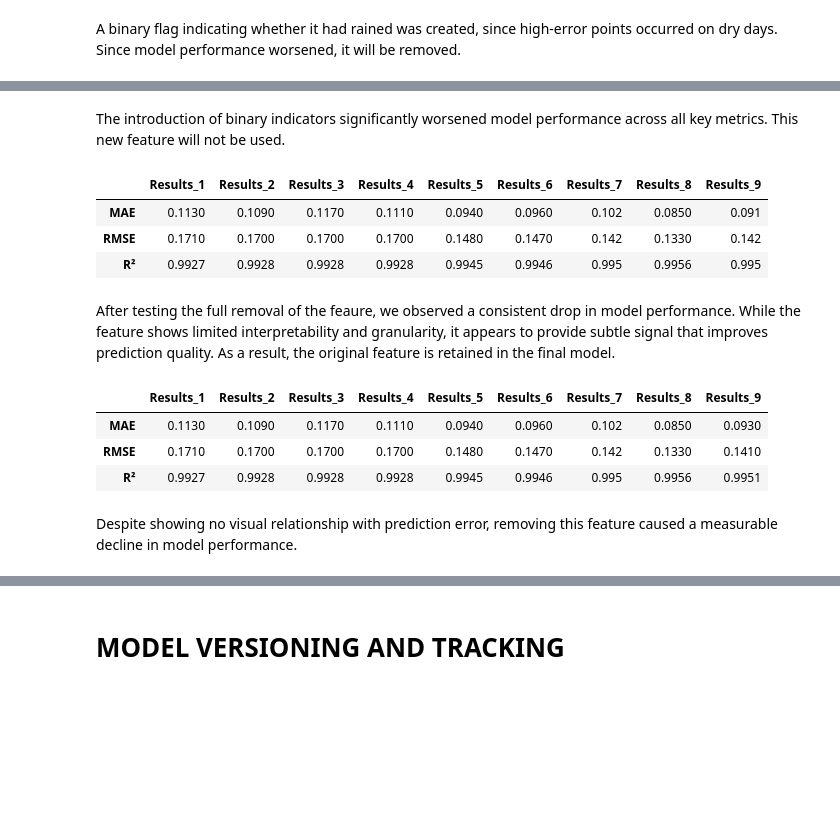
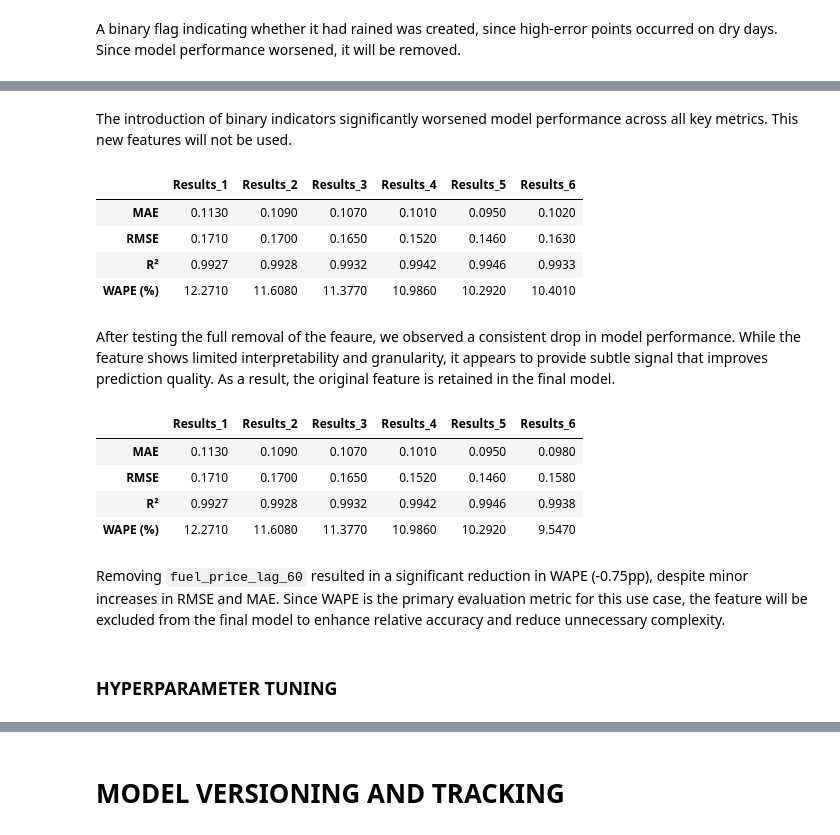
Before and after one commit to fabiogaldinho/Dynamic-Pricing, a Jupyter notebook: notebooks/03_Modeling.ipynb, the cells around one changed output, grey strips where cells are left out. Drawn from its saved outputs; the diff is of its cells as text; code cells hidden in the pictures; blank space fills up the shorter version.

Commit message:
Updating Modeling

```diff
--- a/notebooks/03_Modeling.ipynb
+++ b/notebooks/03_Modeling.ipynb
@@ -694,6 +647,6 @@ mae = mean_absolute_error(y_test, y_pred)
 rmse = np.sqrt(mean_squared_error(y_test, y_pred))
 r2 = r2_score(y_test, y_pred)
 
-metrics_df["Results_8"] = [round(mae, 3), round(rmse, 3), round(r2, 4)]
+metrics_df["Results_5"] = [np.round(mae, 3), np.round(rmse, 3), np.round(r2, 4), np.round(WAPE(np.expm1(y_test), np.expm1(y_pred)), 3)]
 metrics_df
 # %% [output]
@@ -730,6 +687,6 @@ mae = mean_absolute_error(y_test, y_pred)
 rmse = np.sqrt(mean_squared_error(y_test, y_pred))
 r2 = r2_score(y_test, y_pred)
 
-metrics_df["Results_9"] = [round(mae, 3), round(rmse, 3), round(r2, 4)]
+metrics_df["Results_5"] = [np.round(mae, 3), np.round(rmse, 3), np.round(r2, 4), np.round(WAPE(np.expm1(y_test), np.expm1(y_pred)), 3)]
 metrics_df
 # %% [output]
@@ -770,6 +727,6 @@ mae = mean_absolute_error(y_test, y_pred)
 rmse = np.sqrt(mean_squared_error(y_test, y_pred))
 r2 = r2_score(y_test, y_pred)
 
-metrics_df["Results_9"] = [round(mae, 3), round(rmse, 3), round(r2, 4)]
+metrics_df["Results_5"] = [np.round(mae, 3), np.round(rmse, 3), np.round(r2, 4), np.round(WAPE(np.expm1(y_test), np.expm1(y_pred)), 3)]
 metrics_df
 # %% [output]
@@ -814,6 +768,6 @@ mae = mean_absolute_error(y_test, y_pred)
 rmse = np.sqrt(mean_squared_error(y_test, y_pred))
 r2 = r2_score(y_test, y_pred)
 
-metrics_df["Results_9"] = [round(mae, 3), round(rmse, 3), round(r2, 4)]
+metrics_df["Results_6"] = [np.round(mae, 3), np.round(rmse, 3), np.round(r2, 4), np.round(WAPE(np.expm1(y_test), np.expm1(y_pred)), 3)]
 metrics_df
 # %% [output]
@@ -826,6 +781,6 @@ X_train = i_train.copy()
 X_val = i_val.copy()
 X_test = i_test.copy()
 # %% [markdown]
-The introduction of binary indicators significantly worsened model performance across all key metrics. This new feature will not be used.
+The introduction of binary indicators significantly worsened model performance across all key metrics. This new features will not be used.
 # %%
 i_train = X_train.copy()
@@ -839,28 +793,29 @@ X_test = X_test.drop('fuel_price_vs_buy_value', axis = 1).copy()
 # %%
 model = create_model()
 model.fit(X_train, y_train,
           eval_set = [(X_val, y_val)],
           verbose = False
 )
 
 y_pred = model.predict(X_test)
 y_pred = np.maximum(y_pred, 0)
 
 df['y_test'] = np.expm1(y_test).astype(int)
 df['y_pred'] = np.expm1(y_pred).astype(int)
 df['y_pred'] = df['y_test'] - df['y_pred']
 
 mae = mean_absolute_error(y_test, y_pred)
 rmse = np.sqrt(mean_squared_error(y_test, y_pred))
 r2 = r2_score(y_test, y_pred)
 
-metrics_df["Results_9"] = [round(mae, 3), round(rmse, 3), round(r2, 4)]
+metrics_df["Results_6"] = [np.round(mae, 3), np.round(rmse, 3), np.round(r2, 4), np.round(WAPE(np.expm1(y_test), np.expm1(y_pred)), 3)]
 metrics_df
 # %% [output]
-|  | Results_1 | Results_2 | Results_3 | Results_4 | Results_5 | Results_6 | Results_7 | Results_8 | Results_9 |
-| MAE | 0.1130 | 0.1090 | 0.1170 | 0.1110 | 0.0940 | 0.0960 | 0.102 | 0.0850 | 0.091 |
-| RMSE | 0.1710 | 0.1700 | 0.1700 | 0.1700 | 0.1480 | 0.1470 | 0.142 | 0.1330 | 0.142 |
-| R² | 0.9927 | 0.9928 | 0.9928 | 0.9928 | 0.9945 | 0.9946 | 0.995 | 0.9956 | 0.995 |
+|  | Results_1 | Results_2 | Results_3 | Results_4 | Results_5 | Results_6 |
+| MAE | 0.1130 | 0.1090 | 0.1070 | 0.1010 | 0.0950 | 0.1020 |
+| RMSE | 0.1710 | 0.1700 | 0.1650 | 0.1520 | 0.1460 | 0.1630 |
+| R² | 0.9927 | 0.9928 | 0.9932 | 0.9942 | 0.9946 | 0.9933 |
+| WAPE (%) | 12.2710 | 11.6080 | 11.3770 | 10.9860 | 10.2920 | 10.4010 |
 # %%
 X_train = i_train.copy()
 X_val = i_val.copy()
@@ -894,10 +848,11 @@ mae = mean_absolute_error(y_test, y_pred)
 rmse = np.sqrt(mean_squared_error(y_test, y_pred))
 r2 = r2_score(y_test, y_pred)
 
-metrics_df["Results_9"] = [round(mae, 3), round(rmse, 3), round(r2, 4)]
+metrics_df["Results_6"] = [np.round(mae, 3), np.round(rmse, 3), np.round(r2, 4), np.round(WAPE(np.expm1(y_test), np.expm1(y_pred)), 3)]
 metrics_df
 # %% [output]
-|  | Results_1 | Results_2 | Results_3 | Results_4 | Results_5 | Results_6 | Results_7 | Results_8 | Results_9 |
-| MAE | 0.1130 | 0.1090 | 0.1170 | 0.1110 | 0.0940 | 0.0960 | 0.102 | 0.0850 | 0.0930 |
-| RMSE | 0.1710 | 0.1700 | 0.1700 | 0.1700 | 0.1480 | 0.1470 | 0.142 | 0.1330 | 0.1410 |
-| R² | 0.9927 | 0.9928 | 0.9928 | 0.9928 | 0.9945 | 0.9946 | 0.995 | 0.9956 | 0.9951 |
+|  | Results_1 | Results_2 | Results_3 | Results_4 | Results_5 | Results_6 |
+| MAE | 0.1130 | 0.1090 | 0.1070 | 0.1010 | 0.0950 | 0.0980 |
+| RMSE | 0.1710 | 0.1700 | 0.1650 | 0.1520 | 0.1460 | 0.1580 |
+| R² | 0.9927 | 0.9928 | 0.9932 | 0.9942 | 0.9946 | 0.9938 |
+| WAPE (%) | 12.2710 | 11.6080 | 11.3770 | 10.9860 | 10.2920 | 9.5470 |
@@ -908,2 +859,4 @@ X_test = i_test.copy()
 # %% [markdown]
-Despite showing no visual relationship with prediction error, removing this feature caused a measurable decline in model performance.
+Removing `fuel_price_lag_60` resulted in a significant reduction in WAPE (-0.75pp), despite minor increases in RMSE and MAE. Since WAPE is the primary evaluation metric for this use case, the feature will be excluded from the final model to enhance relative accuracy and reduce unnecessary complexity.
+# %% [markdown]
+### **HYPERPARAMETER TUNING**
```
Also changed, not shown: parts of 52 cells of this notebook, 11 other files.
